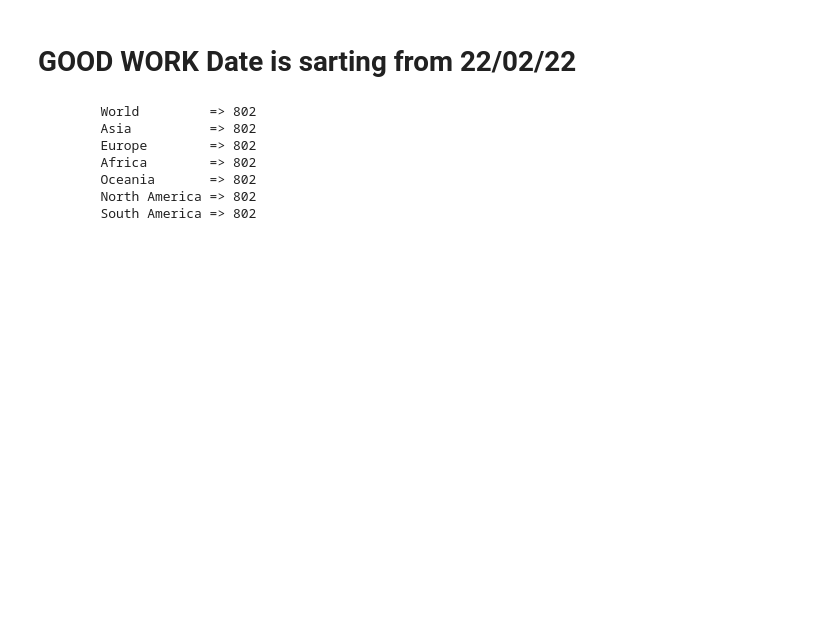
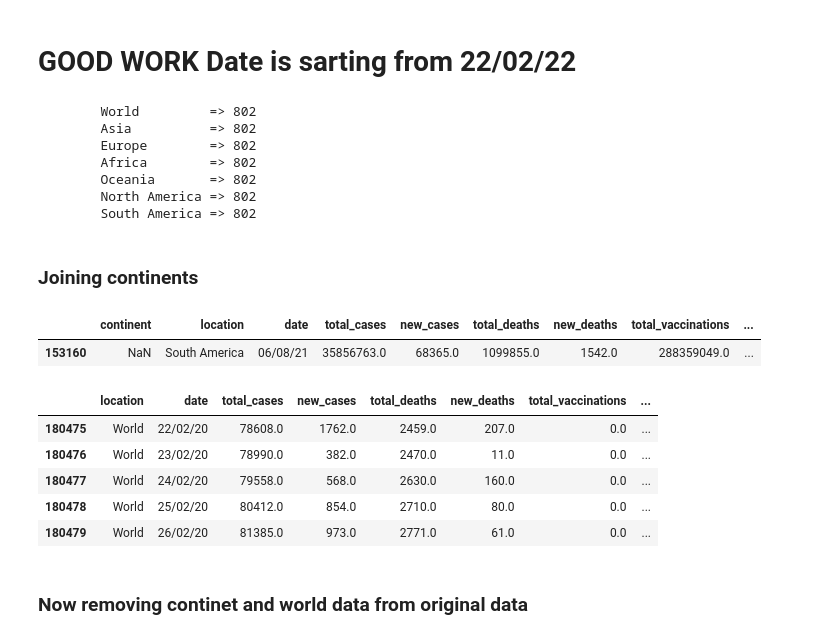
Before and after one commit to SirajAtFiverr/DataScience, a Jupyter notebook: practise.ipynb, the cells around one changed output. Saved outputs shown, nothing was run; the diff lists cells and outputs as text; code cells hidden in the pictures; blank space fills up the shorter version.

```diff
--- a/practise.ipynb
+++ b/practise.ipynb
@@ -356,3 +356,24 @@ print(f'''
         Oceania       => 802
         North America => 802
         South America => 802
+# %% [markdown]
+### Joining continents
+# %%
+continent_data = pd.concat((world_data, asia_data, europe_data, africa_data, south_america_data, north_america_data, oceania_data))
+continent_data.sample()
+# %% [output]
+|  | continent | location | date | total_cases | new_cases | total_deaths | new_deaths | total_vaccinations | ... |
+| 153160 | NaN | South America | 06/08/21 | 35856763.0 | 68365.0 | 1099855.0 | 1542.0 | 288359049.0 | ... |
+# %%
+# Removing continent column
+continent_data.drop(['continent'], axis=1, inplace=True)
+continent_data.head()
+# %% [output]
+|  | location | date | total_cases | new_cases | total_deaths | new_deaths | total_vaccinations | ... |
+| 180475 | World | 22/02/20 | 78608.0 | 1762.0 | 2459.0 | 207.0 | 0.0 | ... |
+| 180476 | World | 23/02/20 | 78990.0 | 382.0 | 2470.0 | 11.0 | 0.0 | ... |
+| 180477 | World | 24/02/20 | 79558.0 | 568.0 | 2630.0 | 160.0 | 0.0 | ... |
+| 180478 | World | 25/02/20 | 80412.0 | 854.0 | 2710.0 | 80.0 | 0.0 | ... |
+| 180479 | World | 26/02/20 | 81385.0 | 973.0 | 2771.0 | 61.0 | 0.0 | ... |
+# %% [markdown]
+### Now removing continet and world data from original data
```
Also changed, not shown: parts of 4 cells of this notebook, 2 other files.
